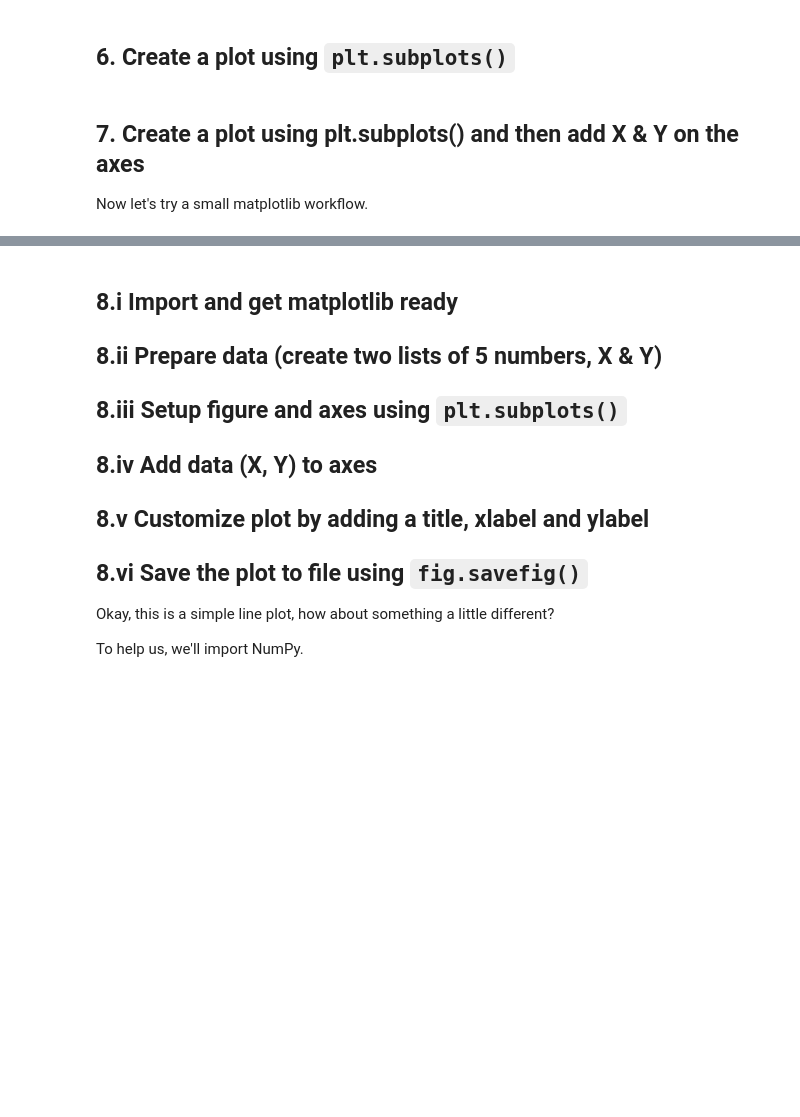
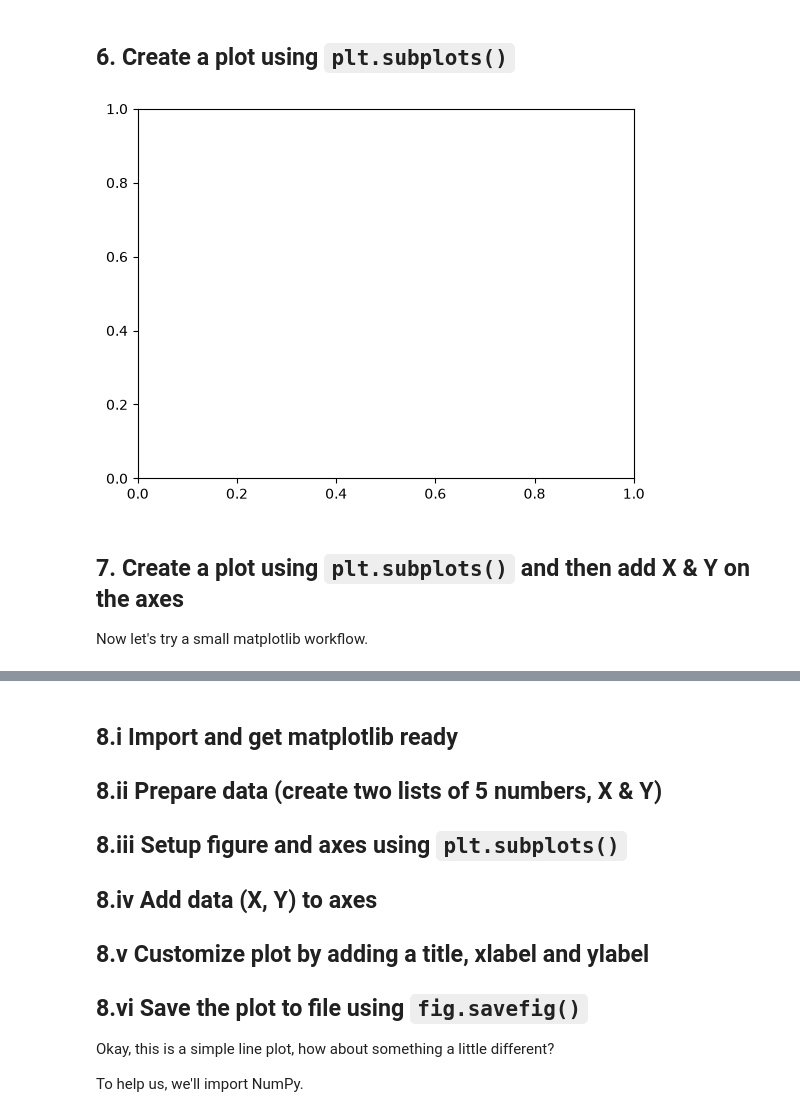
Before and after one commit to learner-Piyush/matplotlib-assignment, a Jupyter notebook: matplotlib-practice.ipynb, the cells around one changed output, grey strips where cells are left out. Saved outputs shown, nothing was run; the diff lists cells and outputs as text; code cells hidden in the pictures; blank space fills up the shorter version.

```diff
--- a/matplotlib-practice.ipynb
+++ b/matplotlib-practice.ipynb
@@ -14,5 +35,9 @@ There's another way to create plots with Matplotlib, it's known as the object-or
 # %% [markdown]
 ## 6. Create a plot using `plt.subplots()`
+# %%
+fig, ax = plt.subplots()
+# %% [output]
+[figure, added]
 # %% [markdown]
-## 7. Create a plot using plt.subplots() and then add X & Y on the axes
+## 7. Create a plot using `plt.subplots()` and then add X & Y on the axes
 Now let's try a small matplotlib workflow.
```
Also changed, not shown: parts of 43 cells of this notebook, 5 other files.
